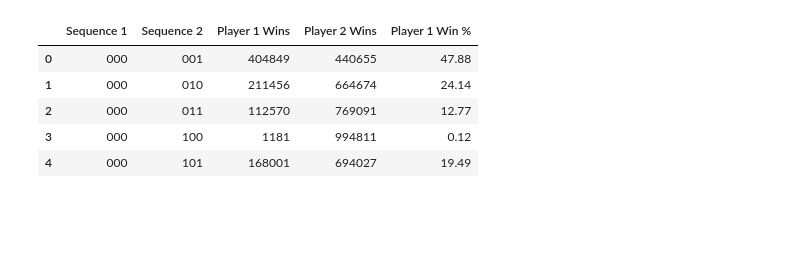
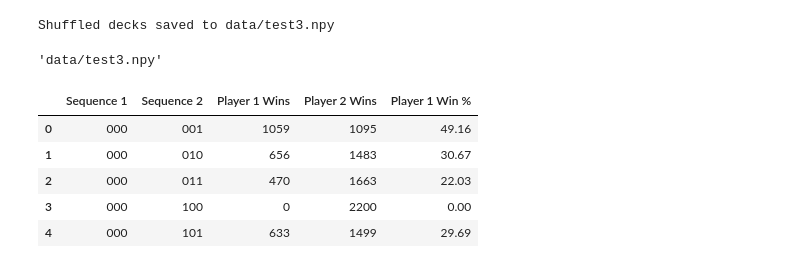
Before and after one commit to CarloMehegan/penney-game, a Jupyter notebook: RunEverything.ipynb, the cells around one changed output. Drawn from its saved outputs; the diff is of its cells as text; code cells hidden in the pictures; blank space fills up the shorter version.

```diff
--- a/RunEverything.ipynb
+++ b/RunEverything.ipynb
@@ -27,10 +16,9 @@ v1_combined, v2_combined = DataManagement.combine_past_data(Variation1, Variatio
-# %%
-# Viewing the updated data frame
-v2_combined.head()
-# %% [output]
-|  | Sequence 1 | Sequence 2 | Player 1 Wins | Player 2 Wins | Player 1 Win % |
-| 0 | 000 | 001 | 404849 | 440655 | 47.88 |
-| 1 | 000 | 010 | 211456 | 664674 | 24.14 |
-| 2 | 000 | 011 | 112570 | 769091 | 12.77 |
-| 3 | 000 | 100 | 1181 | 994811 | 0.12 |
-| 4 | 000 | 101 | 168001 | 694027 | 19.49 |
+# %%
+iterations = 1000
+filename = 'test3'
+
+sim = RunSimulation.generate_simulation_results(iterations,filename,seed=12222,path='data')
+sim
+# %% [output]
+Shuffled decks saved to data/test3.npy
+'data/test3.npy'
@@ -36,0 +30,12 @@ v2_combined.head()
+# %%
+#having issues with this one, why does v1_combined have more rows than Variation1
+v1_combined, v2_combined = DataManagement.combine_past_data(Variation1, Variation2, 'variation1.csv', 'variation2.csv', folder='data')
+# %%
+v1_combined.head()
+# %% [output]
+|  | Sequence 1 | Sequence 2 | Player 1 Wins | Player 2 Wins | Player 1 Win % |
+| 0 | 000 | 001 | 1059 | 1095 | 49.16 |
+| 1 | 000 | 010 | 656 | 1483 | 30.67 |
+| 2 | 000 | 011 | 470 | 1663 | 22.03 |
+| 3 | 000 | 100 | 0 | 2200 | 0.00 |
+| 4 | 000 | 101 | 633 | 1499 | 29.69 |
```
Also changed, not shown: parts of 11 cells of this notebook, 10 other files.
